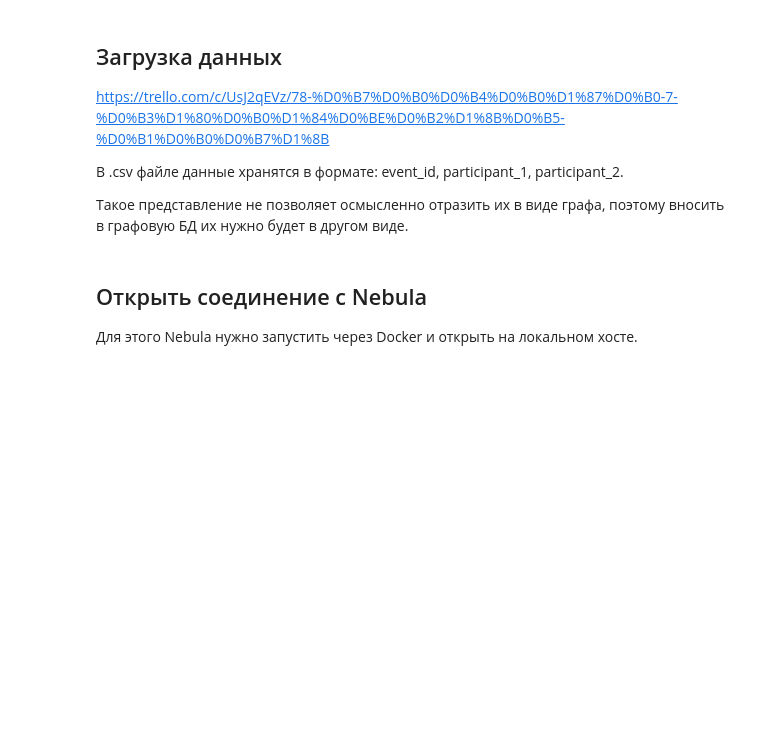
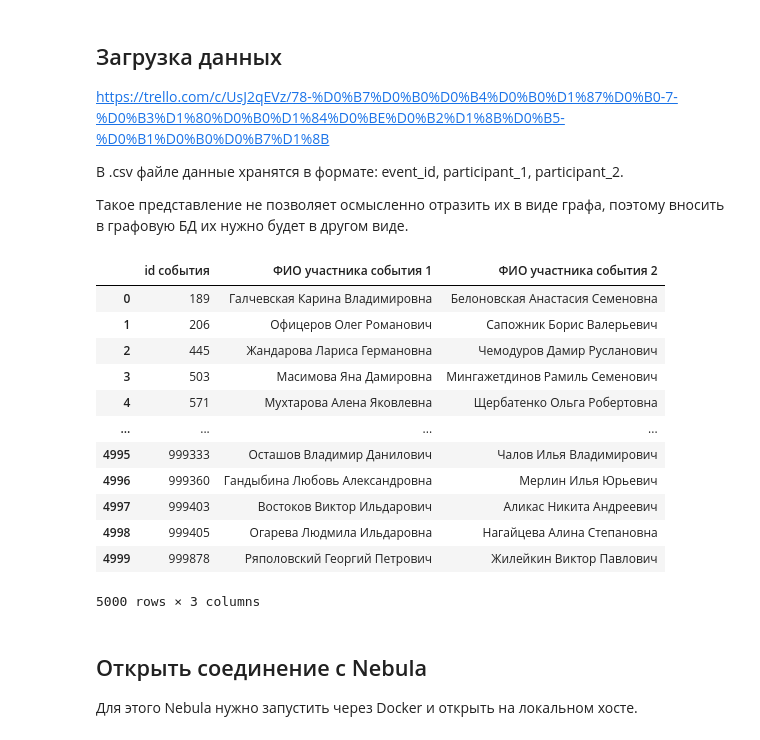
Before and after one commit to MrSeemsGood/Nebula-Events-Test, a Jupyter notebook: nebula_events.ipynb, the cells around one changed output. Saved outputs shown, nothing was run; the diff lists cells and outputs as text; code cells hidden in the pictures; blank space fills up the shorter version.

```diff
--- a/nebula_events.ipynb
+++ b/nebula_events.ipynb
@@ -17,3 +8,46 @@ events = pd.read_csv('C:/Users/Egor/Desktop/Datasets/events_data_test.csv', sep=
+# %%
+import time
+
+from nebula3.gclient.net import ConnectionPool
+from nebula3.Config import Config
+from nebula3.common import *
+
+import pandas as pd
+import requests
+from urllib.parse import urlencode
+from zipfile import ZipFile
+from io import BytesIO
+
+base_url = 'https://cloud-api.yandex.net/v1/disk/public/resources/download?'
+public_key = 'https://disk.yandex.ru/d/s6wWqd8Ol_5IvQ'
+
+# получаем url
+final_url = base_url + urlencode(dict(public_key=public_key))
+response = requests.get(final_url)
+download_url = response.json()['href']
+
+# возвращает zip-папку, из которой ещё нужно извлечь сам .csv
+download_response = requests.get(download_url)
+
+thisZip = ZipFile(BytesIO(download_response.content))
+eventsFilepath = thisZip.open(thisZip.namelist()[0])
+# %%
+events = pd.read_csv(eventsFilepath, sep=';', header=0)
+events
+# %% [output]
+|  | id события | ФИО участника события 1 | ФИО участника события 2 |
+| 0 | 189 | Галчевская Карина Владимировна | Белоновская Анастасия Семеновна |
+| 1 | 206 | Офицеров Олег Романович | Сапожник Борис Валерьевич |
+| 2 | 445 | Жандарова Лариса Германовна | Чемодуров Дамир Русланович |
+| 3 | 503 | Масимова Яна Дамировна | Мингажетдинов Рамиль Семенович |
+| 4 | 571 | Мухтарова Алена Яковлевна | Щербатенко Ольга Робертовна |
+| ... | ... | ... | ... |
+| 4995 | 999333 | Осташов Владимир Данилович | Чалов Илья Владимирович |
+| 4996 | 999360 | Гандыбина Любовь Александровна | Мерлин Илья Юрьевич |
+| 4997 | 999403 | Востоков Виктор Ильдарович | Аликас Никита Андреевич |
+| 4998 | 999405 | Огарева Людмила Ильдаровна | Нагайцева Алина Степановна |
+| 4999 | 999878 | Ряполовский Георгий Петрович | Жилейкин Виктор Павлович |
+5000 rows × 3 columns
 # %% [markdown]
 ## Открыть соединение с Nebula
 Для этого Nebula нужно запустить через Docker и открыть на локальном хосте.
```
Also changed, not shown: parts of 1 cell of this notebook.
